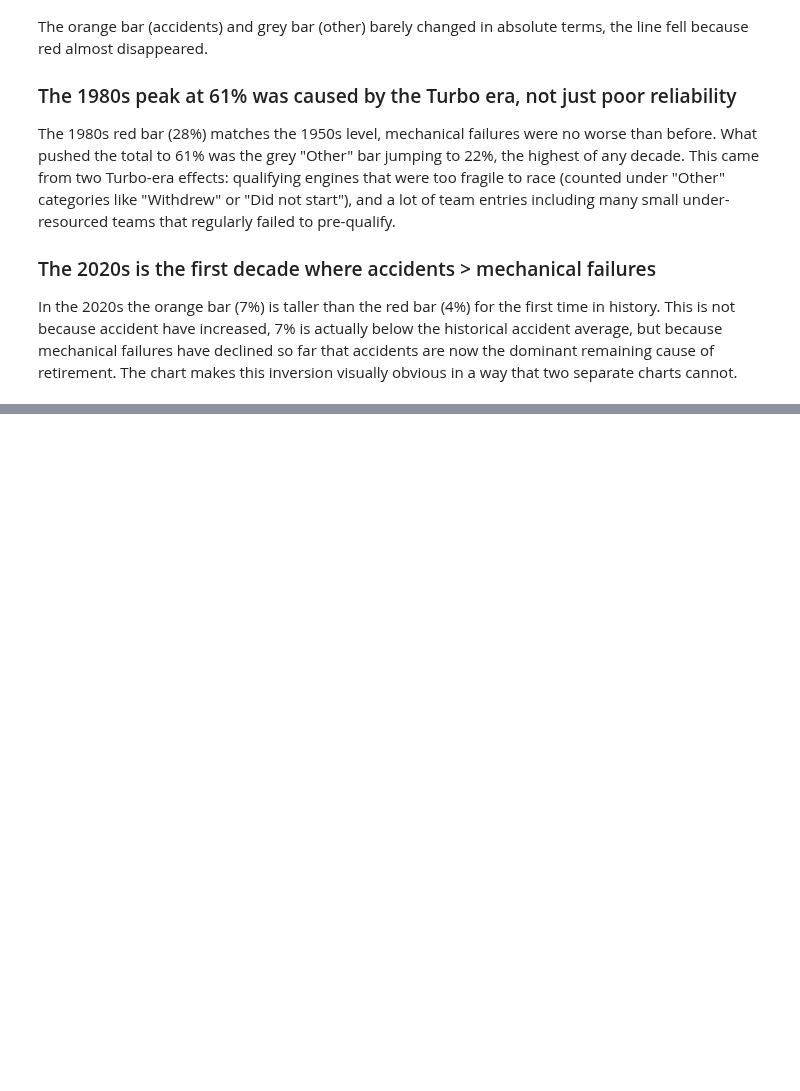
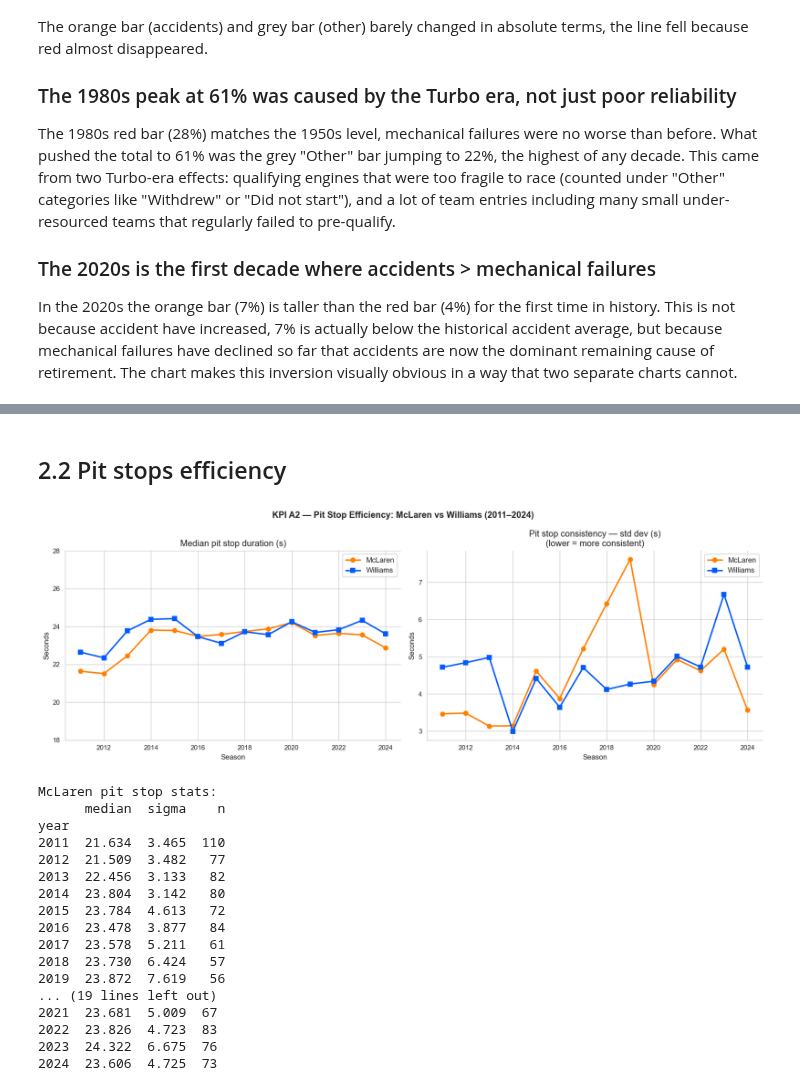
Before and after one commit to Phuwasinn/Internship, a Jupyter notebook: Day_10/data_exploration.ipynb, the cells around one changed output, grey strips where cells are left out. Saved outputs shown, nothing was run; the diff lists cells and outputs as text; code cells hidden in the pictures; blank space fills up the shorter version.

```diff
--- a/Day_9/data_exploration.ipynb
+++ b/Day_10/data_exploration.ipynb
@@ -1216,0 +1375,64 @@ In the 2020s the orange bar (7%) is taller than the red bar (4%) for the first t
+# %% [markdown]
+## 2.2 Pit stops efficiency
+# %%
+def pit_stats_by_year(cid):
+    ps = ps_clean[ps_clean["constructorId"]==cid]
+    return (ps.groupby("year")["dur_num"]
+              .agg(median="median", sigma="std", n="count")
+              .round(3))
+
+mcl_pit = pit_stats_by_year(MCL_ID)
+wil_pit = pit_stats_by_year(WIL_ID)
+
+fig, axes = plt.subplots(1, 2, figsize=(14, 5))
+fig.suptitle("KPI A2 — Pit Stop Efficiency: McLaren vs Williams (2011–2024)", fontweight="bold")
+
+# Median duration
+ax = axes[0]
+ax.plot(mcl_pit.index, mcl_pit["median"], marker="o", color=C_MCL,
+        linewidth=2, label="McLaren")
+ax.plot(wil_pit.index, wil_pit["median"], marker="s", color=C_WIL,
+        linewidth=2, label="Williams")
+ax.set_title("Median pit stop duration (s)")
+ax.set_ylabel("Seconds"); ax.legend()
+ax.set_ylim(18, 28)
+
+# Sigma (consistency)
+ax = axes[1]
+ax.plot(mcl_pit.index, mcl_pit["sigma"], marker="o", color=C_MCL,
+        linewidth=2, label="McLaren")
+ax.plot(wil_pit.index, wil_pit["sigma"], marker="s", color=C_WIL,
+        linewidth=2, label="Williams")
+ax.set_title("Pit stop consistency — std dev (s)\n(lower = more consistent)")
+ax.set_ylabel("Seconds"); ax.legend()
+
+for ax in axes:
+    ax.set_xlabel("Season")
+
+plt.tight_layout()
+plt.savefig(f"{SAVE}A2_pit_stop_efficiency.png", bbox_inches="tight")
+plt.show()
+
+print("McLaren pit stop stats:")
+print(mcl_pit.to_string())
+print("\nWilliams pit stop stats:")
+print(wil_pit.to_string())
+# %% [output]
+[figure, added]
+McLaren pit stop stats:
+      median  sigma    n
+year
+2011  21.634  3.465  110
+2012  21.509  3.482   77
+2013  22.456  3.133   82
+2014  23.804  3.142   80
+2015  23.784  4.613   72
+2016  23.478  3.877   84
+2017  23.578  5.211   61
+2018  23.730  6.424   57
+2019  23.872  7.619   56
+... (19 lines left out)
+2021  23.681  5.009  67
+2022  23.826  4.723  83
+2023  24.322  6.675  76
+2024  23.606  4.725  73
```
Also changed, not shown: parts of 9 cells of this notebook, 17 other files.
